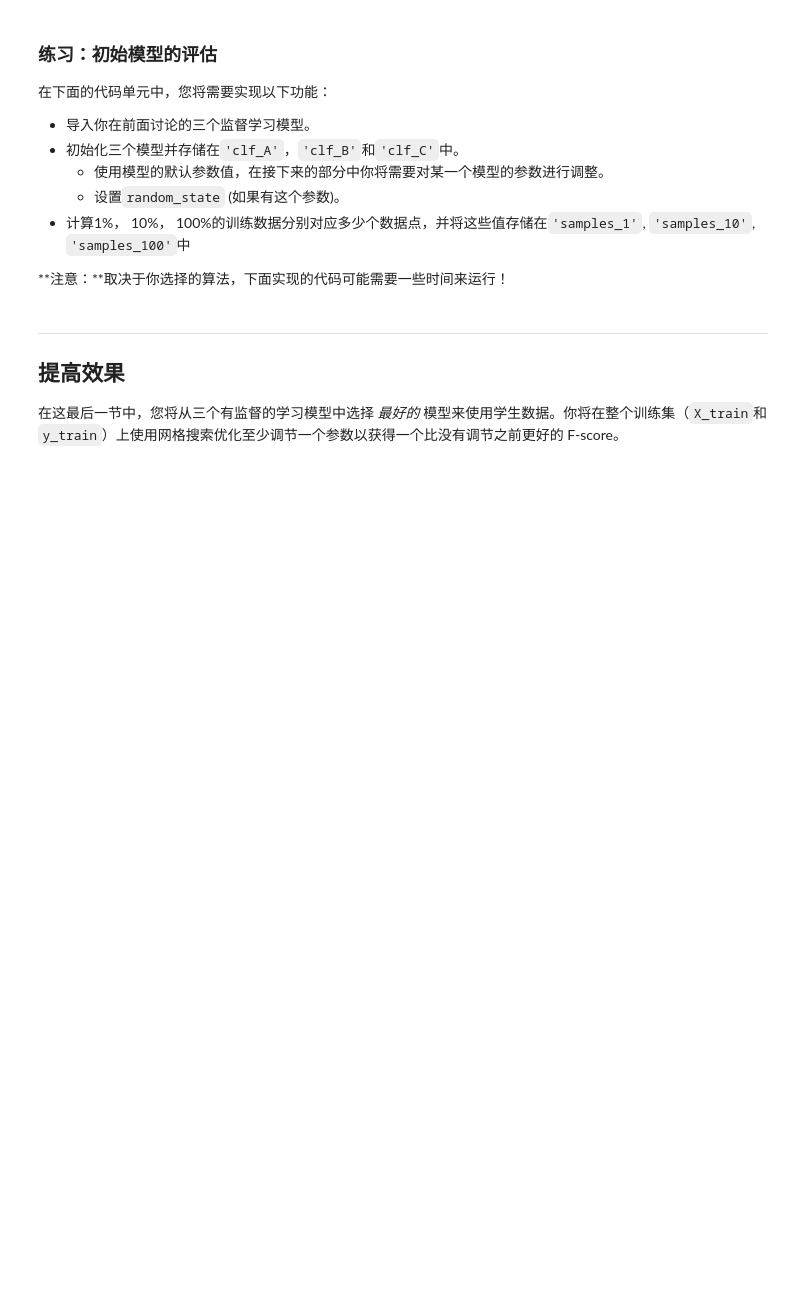
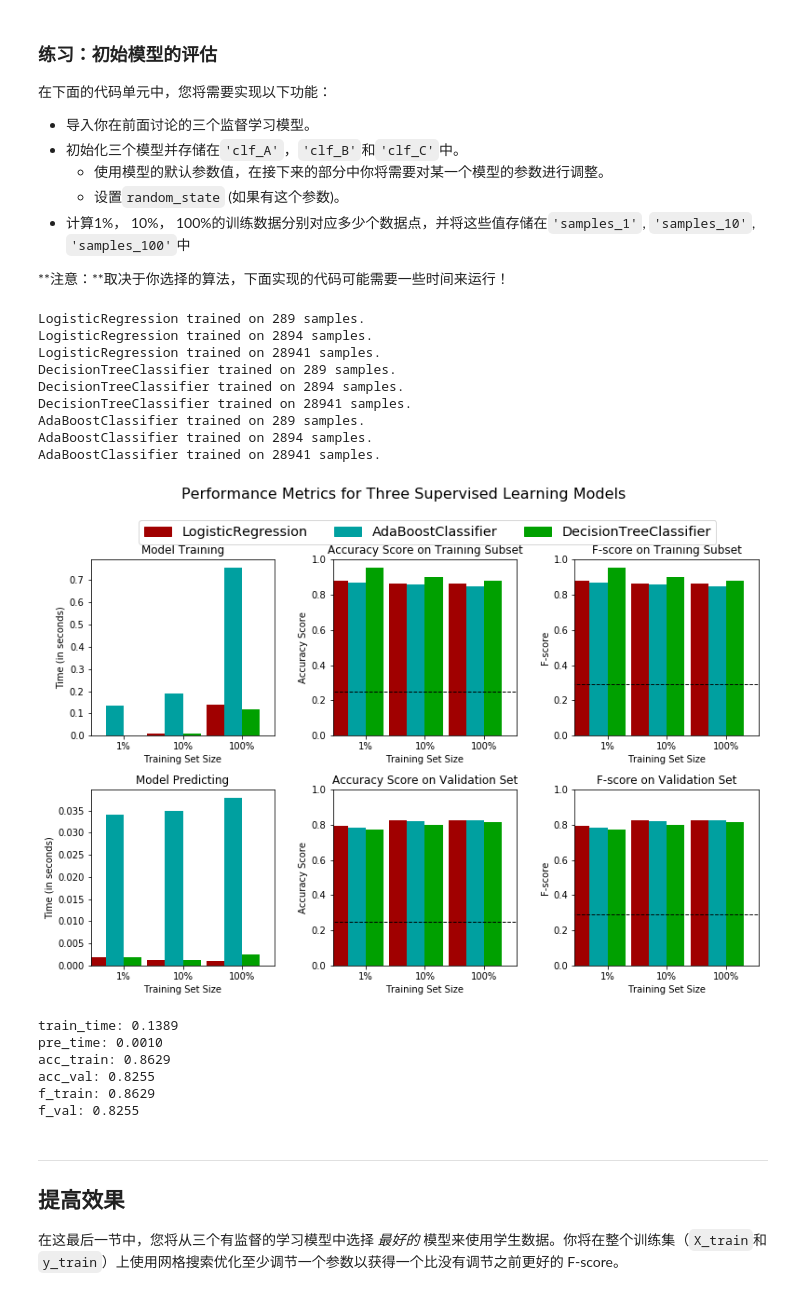
Before and after one commit to bencode/finding_donors, a Jupyter notebook: finding_donors.ipynb, the cells around one changed output. Drawn from its saved outputs; the diff is of its cells as text; code cells hidden in the pictures; blank space fills up the shorter version.

```diff
--- a/finding_donors.ipynb
+++ b/finding_donors.ipynb
@@ -392,27 +408,71 @@ def train_predict(learner, sample_size, X_train, y_train, X_val, y_val):
 **注意：**取决于你选择的算法，下面实现的代码可能需要一些时间来运行！
 # %%
 # TODO：从sklearn中导入三个监督学习模型
+from sklearn.naive_bayes import GaussianNB
+from sklearn.svm import SVC
+from sklearn import tree
+from sklearn.linear_model import LogisticRegression
+from sklearn.linear_model import SGDClassifier
+from sklearn.ensemble import BaggingClassifier
+from sklearn.ensemble import AdaBoostClassifier
+from sklearn.ensemble import RandomForestClassifier
+from sklearn.naive_bayes import GaussianNB
+from sklearn.ensemble import GradientBoostingClassifier
+
 
 # TODO：初始化三个模型
-clf_A = None
-clf_B = None
-clf_C = None
+#clf_A = GaussianNB()
+clf_A = LogisticRegression()
+#clf_B = SVC()
+clf_B = tree.DecisionTreeClassifier()
+# clf_C = SGDClassifier()
+#clf_C = BaggingClassifier()
+clf_C = AdaBoostClassifier()
+#clf_C = RandomForestClassifier()
+#clf_C = GradientBoostingClassifier()
+
 
 # TODO：计算1%， 10%， 100%的训练数据分别对应多少点
-samples_1 = None
-samples_10 = None
-samples_100 = None
+total_size = len(X_train)
+samples_1 = int(total_size * 0.01)
+samples_10 = int(total_size* 0.1)
+samples_100 = total_size
 
 # 收集学习器的结果
 results = {}
 for clf in [clf_A, clf_B, clf_C]:
     clf_name = clf.__class__.__name__
     results[clf_name] = {}
     for i, samples in enumerate([samples_1, samples_10, samples_100]):
         results[clf_name][i] = train_predict(clf, samples, X_train, y_train, X_val, y_val)
 
 # 对选择的三个模型得到的评价结果进行可视化
 vs.evaluate(results, accuracy, fscore)
+
+logistic_results = results[clf_A.__class__.__name__][2]
+print "train_time: {:.4f}".format(logistic_results['train_time'])
+print "pre_time: {:.4f}".format(logistic_results['pred_time'])
+print "acc_train: {:.4f}".format(logistic_results['acc_train'])
+print "acc_val: {:.4f}".format(logistic_results['acc_val'])
+print "f_train: {:.4f}".format(logistic_results['f_train'])
+print "f_val: {:.4f}".format(logistic_results['f_val'])
+# %% [output]
+LogisticRegression trained on 289 samples.
+LogisticRegression trained on 2894 samples.
+LogisticRegression trained on 28941 samples.
+DecisionTreeClassifier trained on 289 samples.
+DecisionTreeClassifier trained on 2894 samples.
+DecisionTreeClassifier trained on 28941 samples.
+AdaBoostClassifier trained on 289 samples.
+AdaBoostClassifier trained on 2894 samples.
+AdaBoostClassifier trained on 28941 samples.
+[figure, added]
+train_time: 0.1389
+pre_time: 0.0010
+acc_train: 0.8629
+acc_val: 0.8255
+f_train: 0.8629
+f_val: 0.8255
 # %% [markdown]
 ----
 ## 提高效果
```
Also changed, not shown: parts of 20 cells of this notebook.
